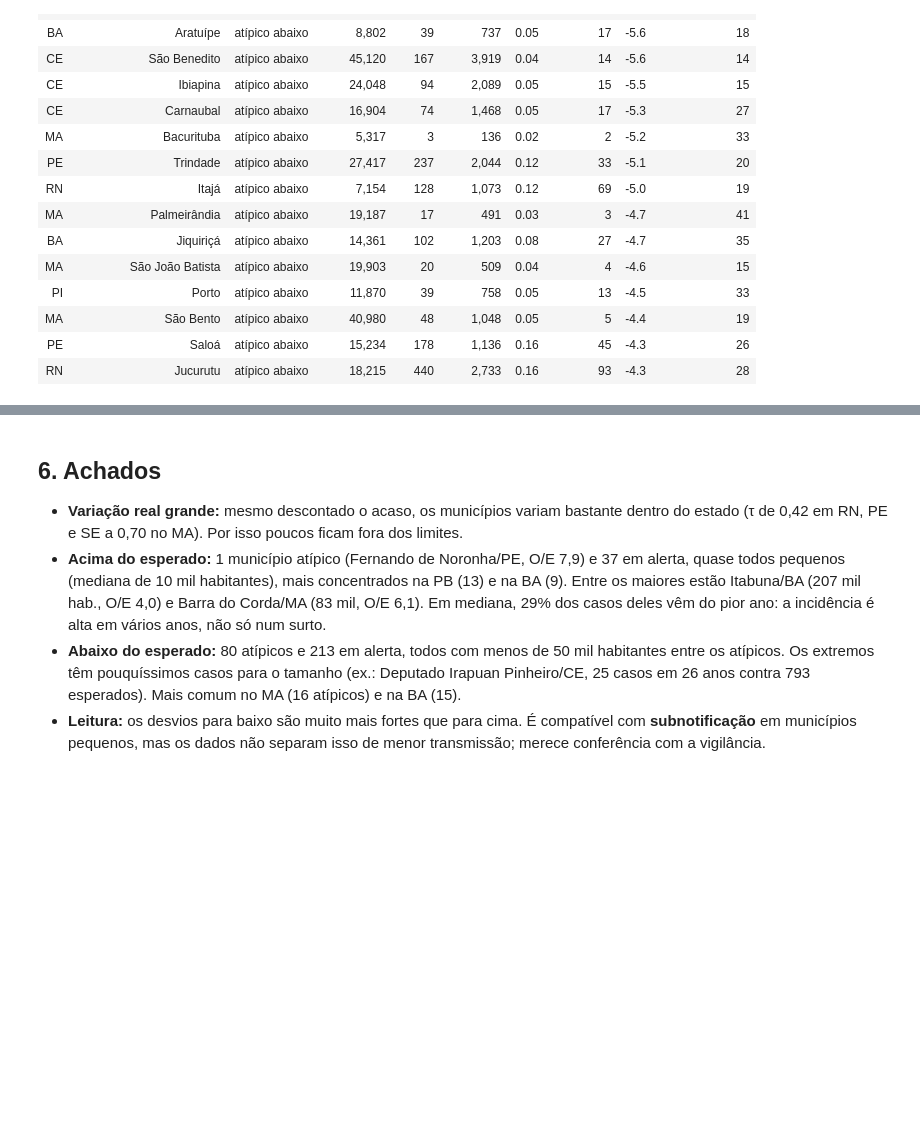
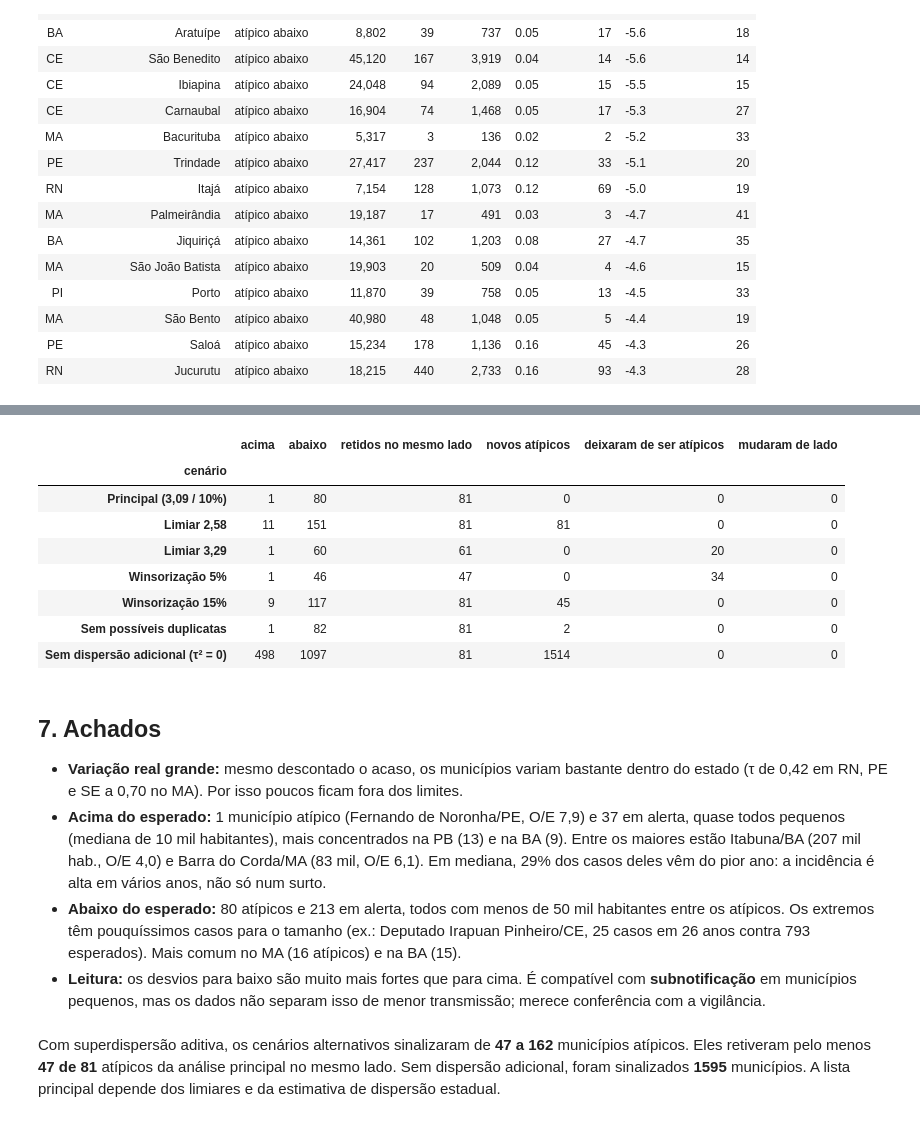
Before and after one commit to suellenferraz/Dengue-eda-northeast-brazil, a Jupyter notebook: notebooks/09_municipios_atipicos.ipynb, the cells around one changed output, grey strips where cells are left out. Cells and saved outputs as stored; diff of their text form; code cells hidden in the pictures; blank space fills up the shorter version.

```diff
--- a/notebooks/09_municipios_atipicos.ipynb
+++ b/notebooks/09_municipios_atipicos.ipynb
@@ -59,10 +60,10 @@ mun["o_e"] = mun.casos / mun.esperado
 mun["log_oe"] = np.log((mun.casos + 0.5) / mun.esperado)
 
 
-def tau2(d):
-    """Variação real entre municípios (τ²), com z winsorizado em 10% e 90% para não depender dos extremos."""
+def tau2(d, corte=0.10):
+    """Variação real entre municípios (τ²), com z winsorizado nas duas caudas para não depender dos extremos."""
     z = d.log_oe * np.sqrt(d.esperado)
-    z = z.clip(z.quantile(0.1), z.quantile(0.9))
+    z = z.clip(z.quantile(corte), z.quantile(1 - corte))
     n, w = len(d), d.esperado
     return max(0.0, (n * (z ** 2).mean() - (n - 1)) / (w.sum() - (w ** 2).sum() / w.sum()))
 
@@ -242,5 +340,58 @@ abaixo.sort_values("z")[COLS].head(15).style.format(FMT).hide(axis="index")
+# %%
+# Para cada cenário, recalcular a dispersão estadual quando a entrada muda.
+def escore_sensibilidade(casos, esperado, corte):
+    base = mun[["uf"]].assign(esperado=esperado, log_oe=np.log((casos + 0.5) / esperado))
+    variancia = base.groupby("uf", observed=True)[["log_oe", "esperado"]].apply(tau2, corte=corte)
+    return base.log_oe / np.sqrt(1 / esperado + base.uf.map(variancia).astype(float))
+
+
+sem_dup = painel.groupby("cod_mun7").provaveis_sem_dup.sum()
+casos_sem_dup = mun.cod_mun7.map(sem_dup)
+taxa_sem_dup = (
+    painel.groupby("uf", observed=True).provaveis_sem_dup.sum()
+    / painel.groupby("uf", observed=True).populacao.sum()
+)
+esperado_sem_dup = mun.pessoas_ano * mun.uf.map(taxa_sem_dup).astype(float)
+
+cenarios = {
+    "Principal (3,09 / 10%)": (mun.z, Z_ATIPICO),
+    "Limiar 2,58": (mun.z, 2.58),
+    "Limiar 3,29": (mun.z, 3.29),
+    "Winsorização 5%": (escore_sensibilidade(mun.casos, mun.esperado, 0.05), Z_ATIPICO),
+    "Winsorização 15%": (escore_sensibilidade(mun.casos, mun.esperado, 0.15), Z_ATIPICO),
+    "Sem possíveis duplicatas": (escore_sensibilidade(casos_sem_dup, esperado_sem_dup, 0.10), Z_ATIPICO),
+    "Sem dispersão adicional (τ² = 0)": (mun.log_oe * np.sqrt(mun.esperado), Z_ATIPICO),
+}
+
+direcao_principal = np.select([mun.z > Z_ATIPICO, mun.z < -Z_ATIPICO], [1, -1], default=0)
+principal = direcao_principal != 0
+linhas = []
+for nome, (escore, limite) in cenarios.items():
+    direcao = np.select([escore > limite, escore < -limite], [1, -1], default=0)
+    atipico = direcao != 0
+    linhas.append({
+        "cenário": nome,
+        "acima": (direcao == 1).sum(),
+        "abaixo": (direcao == -1).sum(),
+        "retidos no mesmo lado": (principal & (direcao == direcao_principal)).sum(),
+        "novos atípicos": (~principal & atipico).sum(),
+        "deixaram de ser atípicos": (principal & ~atipico).sum(),
+        "mudaram de lado": (principal & atipico & (direcao != direcao_principal)).sum(),
+    })
+sensibilidade = pd.DataFrame(linhas).set_index("cenário")
+sensibilidade
+# %% [output]
+|  | acima | abaixo | retidos no mesmo lado | novos atípicos | deixaram de ser atípicos | mudaram de lado |
+| cenário |  |  |  |  |  |  |
+| Principal (3,09 / 10%) | 1 | 80 | 81 | 0 | 0 | 0 |
+| Limiar 2,58 | 11 | 151 | 81 | 81 | 0 | 0 |
+| Limiar 3,29 | 1 | 60 | 61 | 0 | 20 | 0 |
+| Winsorização 5% | 1 | 46 | 47 | 0 | 34 | 0 |
+| Winsorização 15% | 9 | 117 | 81 | 45 | 0 | 0 |
+| Sem possíveis duplicatas | 1 | 82 | 81 | 2 | 0 | 0 |
+| Sem dispersão adicional (τ² = 0) | 498 | 1097 | 81 | 1514 | 0 | 0 |
 # %% [markdown]
-## 6. Achados
+## 7. Achados
 - **Variação real grande:** mesmo descontado o acaso, os municípios variam bastante dentro do estado (τ de 0,42 em RN,
   PE e SE a 0,70 no MA). Por isso poucos ficam fora dos limites.
 - **Acima do esperado:** 1 município atípico (Fernando de Noronha/PE, O/E 7,9) e 37 em alerta, quase todos pequenos
@@ -252,3 +403,20 @@ abaixo.sort_values("z")[COLS].head(15).style.format(FMT).hide(axis="index")
   esperados). Mais comum no MA (16 atípicos) e na BA (15).
 - **Leitura:** os desvios para baixo são muito mais fortes que para cima. É compatível com **subnotificação** em
   municípios pequenos, mas os dados não separam isso de menor transmissão; merece conferência com a vigilância.
+# %%
+from IPython.display import Markdown, display
+
+principal_resumo = sensibilidade.iloc[0]
+alternativas = sensibilidade.iloc[1:-1]
+sem_dispersao = sensibilidade.iloc[-1]
+mantidos = int(alternativas["retidos no mesmo lado"].min())
+total_atipicos = int(principal_resumo.acima + principal_resumo.abaixo)
+totais = alternativas.acima + alternativas.abaixo
+display(Markdown(
+    f"Com superdispersão aditiva, os cenários alternativos sinalizaram de **{totais.min()} a {totais.max()}** "
+    f"municípios atípicos. Eles retiveram pelo menos **{mantidos} de {total_atipicos}** atípicos da análise principal "
+    f"no mesmo lado. Sem dispersão adicional, foram sinalizados **{sem_dispersao.acima + sem_dispersao.abaixo}** "
+    f"municípios. A lista principal depende dos limiares e da estimativa de dispersão estadual."
+))
+# %% [output]
+Com superdispersão aditiva, os cenários alternativos sinalizaram de **47 a 162** municípios atípicos. Eles retiveram pelo menos **47 de 81** atípicos da análise principal no mesmo lado. Sem dispersão adicional, foram sinalizados **1595** municípios. A lista principal depende dos limiares e da estimativa de dispersão estadual.
```
Also changed, not shown: parts of 4 cells of this notebook.
